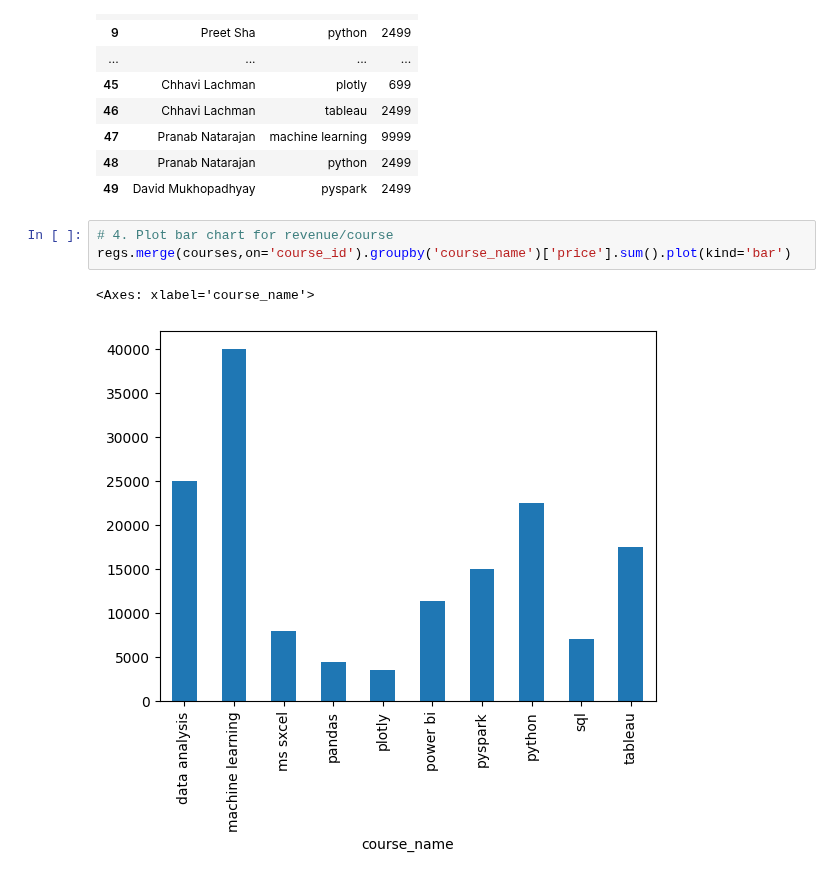
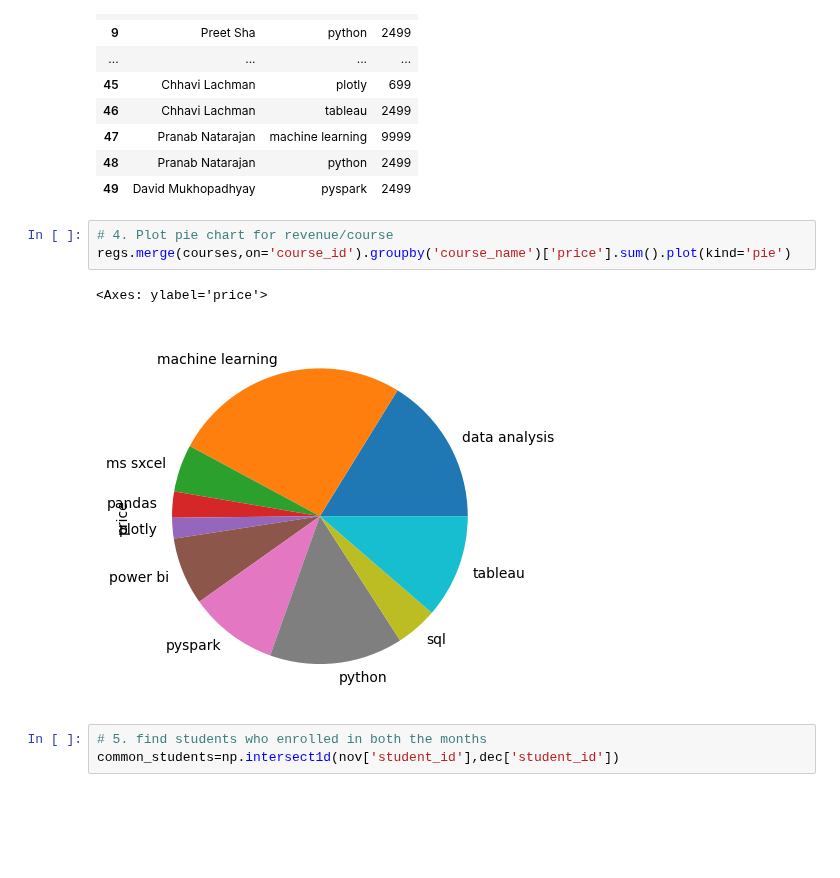
Before and after one commit to thekushak0003/My-DSMP-Journey, a Jupyter notebook: sessions files/session20.ipynb, the cells around one changed output. Drawn from its saved outputs; the diff is of its cells as text; blank space fills up the shorter version.

```diff
--- a/sessions files/session20.ipynb
+++ b/sessions files/session20.ipynb
@@ -249,8 +249,11 @@ regs.merge(students,on='student_id').merge(courses,on='course_id')[['name','cour
 | 48 | Pranab Natarajan | python | 2499 |
 | 49 | David Mukhopadhyay | pyspark | 2499 |
 # %%
-# 4. Plot bar chart for revenue/course
-regs.merge(courses,on='course_id').groupby('course_name')['price'].sum().plot(kind='bar')
+# 4. Plot pie chart for revenue/course
+regs.merge(courses,on='course_id').groupby('course_name')['price'].sum().plot(kind='pie')
 # %% [output]
-<Axes: xlabel='course_name'>
+<Axes: ylabel='price'>
-[figure, old version]
+[figure, new version]
+# %%
+# 5. find students who enrolled in both the months
+common_students=np.intersect1d(nov['student_id'],dec['student_id'])
```
Also changed, not shown: parts of 10 cells of this notebook.
